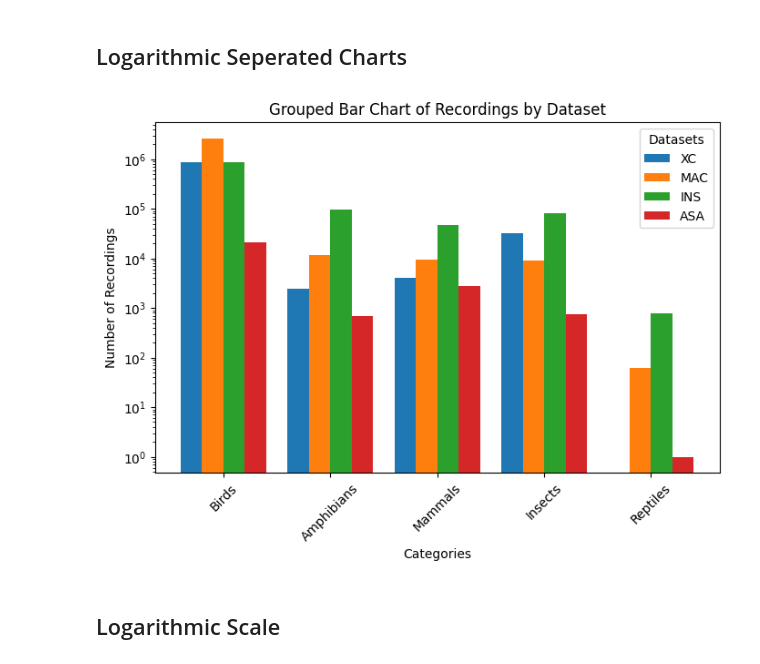
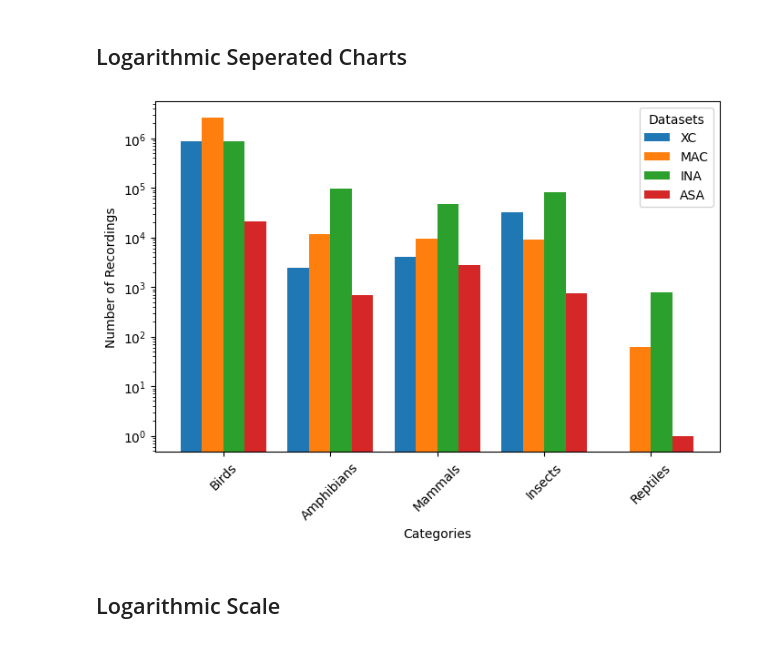
Before and after one commit to DBD-research-group/BirdSet, a Jupyter notebook: projects/biofoundation/notebooks/Dataset-Graphic.ipynb, the cells around one changed output. Drawn from its saved outputs; the diff is of its cells as text; code cells hidden in the pictures.

```diff
--- a/projects/biofoundation/notebooks/Dataset-Graphic.ipynb
+++ b/projects/biofoundation/notebooks/Dataset-Graphic.ipynb
@@ -99,41 +99,41 @@ import matplotlib.pyplot as plt
 data = {
     "XC": [873376, 2486, 4098, 32082, 0],   # XC recordings for each category
     "MAC": [2669609, 11542, 9515, 9060, 63], # MAC recordings
-    "INS": [871771, 94874, 47631, 80545, 770], # INS recordings
+    "INA": [871771, 94874, 47631, 80545, 770], # INS recordings
     "ASA": [21285, 692, 2716, 738, 1]   # ASA recordings
 }
 
 categories = ["Birds", "Amphibians", "Mammals", "Insects", "Reptiles"]
 df = pd.DataFrame(data, index=categories)
 
 # Define colors for different datasets
 colors = ["#1f77b4", "#ff7f0e", "#2ca02c", "#d62728"]
 
 # Set bar width
 bar_width = 0.2
 x = np.arange(len(categories))  # X locations for categories
 
 # Plot each dataset as separate bars
 fig, ax = plt.subplots(figsize=(8, 5))
 for i, (dataset, color) in enumerate(zip(df.columns, colors)):
     ax.bar(x + i * bar_width, df[dataset], width=bar_width, label=dataset, color=color)
 
 ax.set_yscale("log")
 # Labels and title
 ax.set_ylabel("Number of Recordings")
 ax.set_xlabel("Categories")
-ax.set_title("Grouped Bar Chart of Recordings by Dataset")
+#ax.set_title("Grouped Bar Chart of Recordings by Dataset")
 
 # X-axis settings
 ax.set_xticks(x + bar_width * (len(df.columns) / 2 - 0.5))
 ax.set_xticklabels(categories, rotation=45)
 
 # Legend
 ax.legend(title="Datasets")
 
 plt.show()
 # %% [output]
-[figure, old version]
+[figure, new version]
 # %% [markdown]
 ## Logarithmic Scale
 # %%
```
